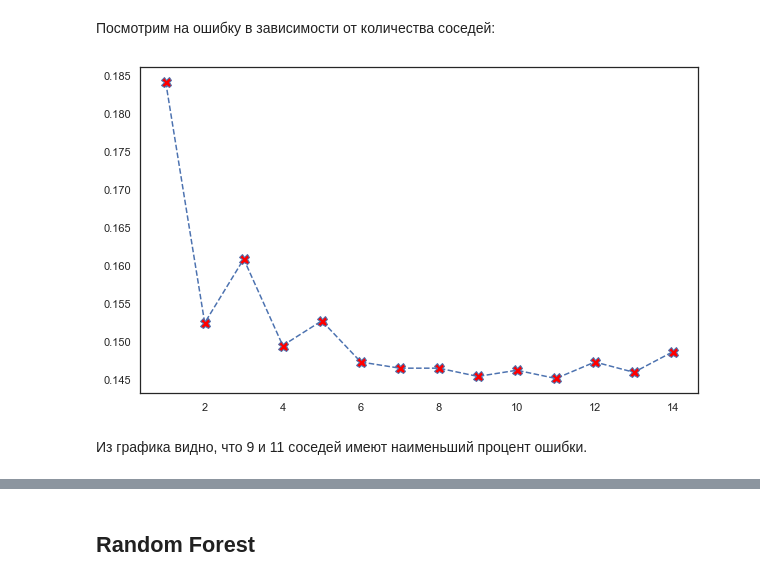
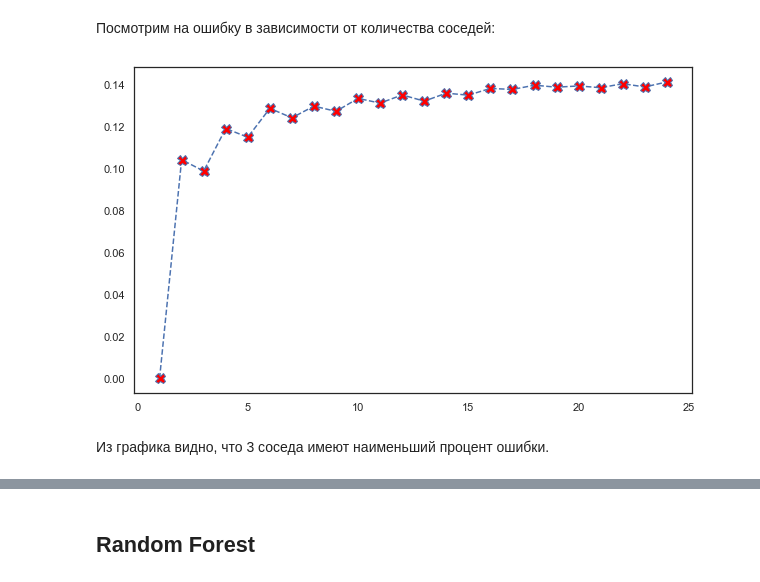
Before and after one commit to Alexpetr0v/machine-learning-course, a Jupyter notebook: Homework.ipynb, the cells around one changed output, grey strips where cells are left out. Cells and saved outputs as stored; diff of their text form; code cells hidden in the pictures.

```diff
--- a/Homework.ipynb
+++ b/Homework.ipynb
@@ -36,3 +259,8 @@ data = pd.read_csv(url)
+# %%
+rows_to_drop6 = data[(data['PageValues'] < data['PageValues'].quantile(0.005)) |
+                    (data['PageValues'] > data['PageValues'].quantile(0.995))].index
+data = data.drop(rows_to_drop6)
+data.index = range(len(data.index))
 # %%
 data.shape
 # %% [output]
@@ -115,2 +267,0 @@ dtype: int64
-# %%
-data = data.dropna(axis=0)
@@ -141,5 +267,0 @@ dtype: int64
-# %%
-cat_cols = ['Month', 'OperatingSystems', 'Browser', 'Region',
-            'TrafficType', 'VisitorType', 'Weekend', 'Revenue']
-for col in cat_cols:
-    data[col] = data[col].astype('category')
@@ -215,2 +267,0 @@ len(data.loc[data['Administrative_Duration'] == -1, 'Administrative_Duration'])
-# %%
-data = data.loc[data['Administrative_Duration'] != -1, ]
@@ -551,15 +584,15 @@ from sklearn.neighbors import KNeighborsClassifier
 Посмотрим на ошибку в зависимости от количества соседей:
 # %%
 error_rate = []
-for i in range(1, 15):
+for i in range(1, 25):
     knn = KNeighborsClassifier(n_neighbors=i)
     knn.fit(x_train, y_train)
-    pred_k = knn.predict(x_test)
-    error_rate.append(np.mean(pred_k != y_test))
-plt.plot(range(1,15), error_rate, marker='X', linestyle='dashed', markerfacecolor='red', markersize=10)
+    y_pred = knn.predict(x_train)
+    error_rate.append(np.mean(y_pred != y_train))
+plt.plot(range(1, 25), error_rate, marker='X', linestyle='dashed', markerfacecolor='red', markersize=10)
 pass
 # %% [output]
-[figure, old version]
+[figure, new version]
 # %% [markdown]
-Из графика видно, что 9 и 11 соседей имеют наименьший процент ошибки.
+Из графика видно, что 3 соседа имеют наименьший процент ошибки.
 # %%
```
Also changed, not shown: parts of 112 cells of this notebook.
